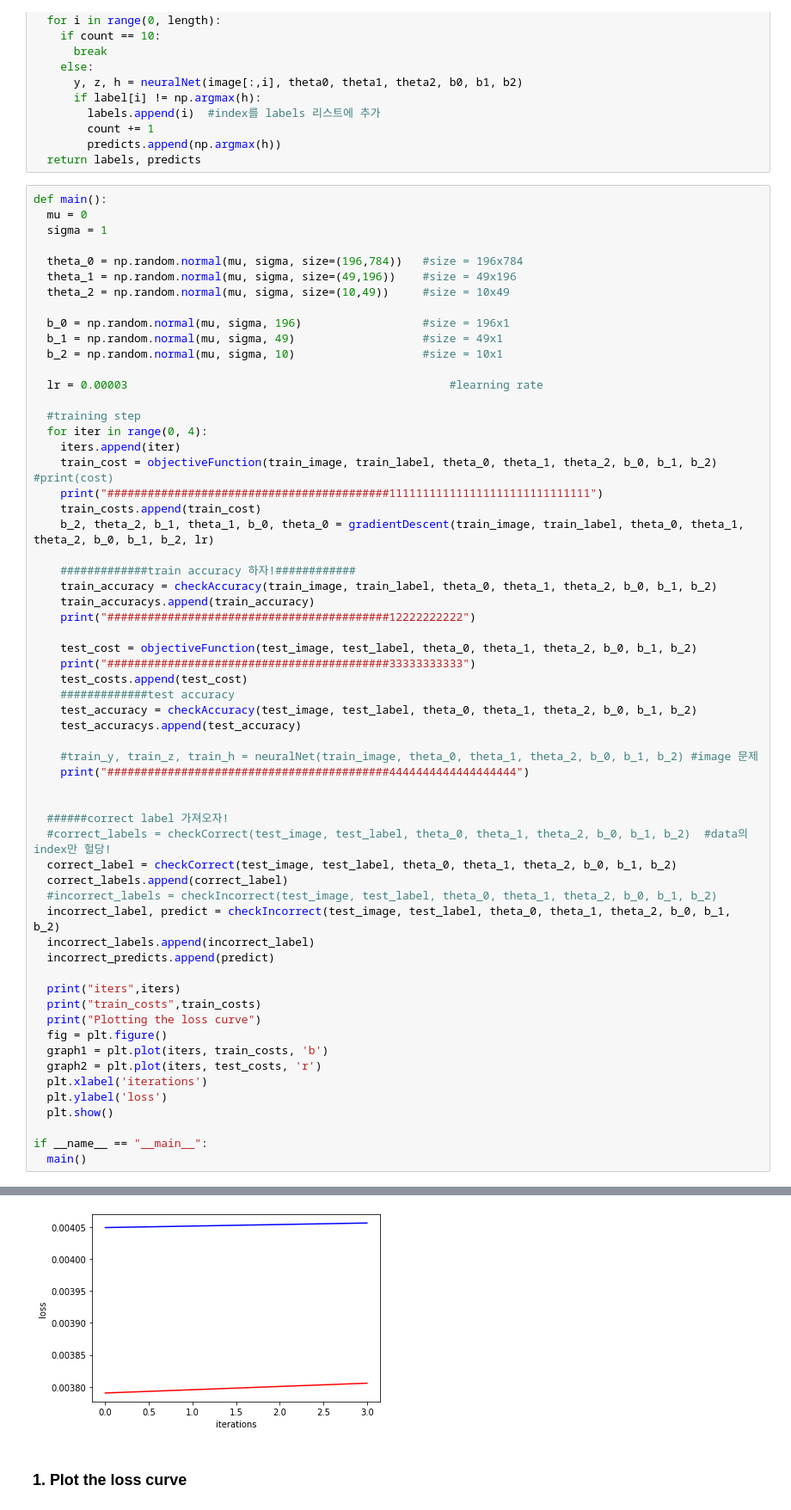
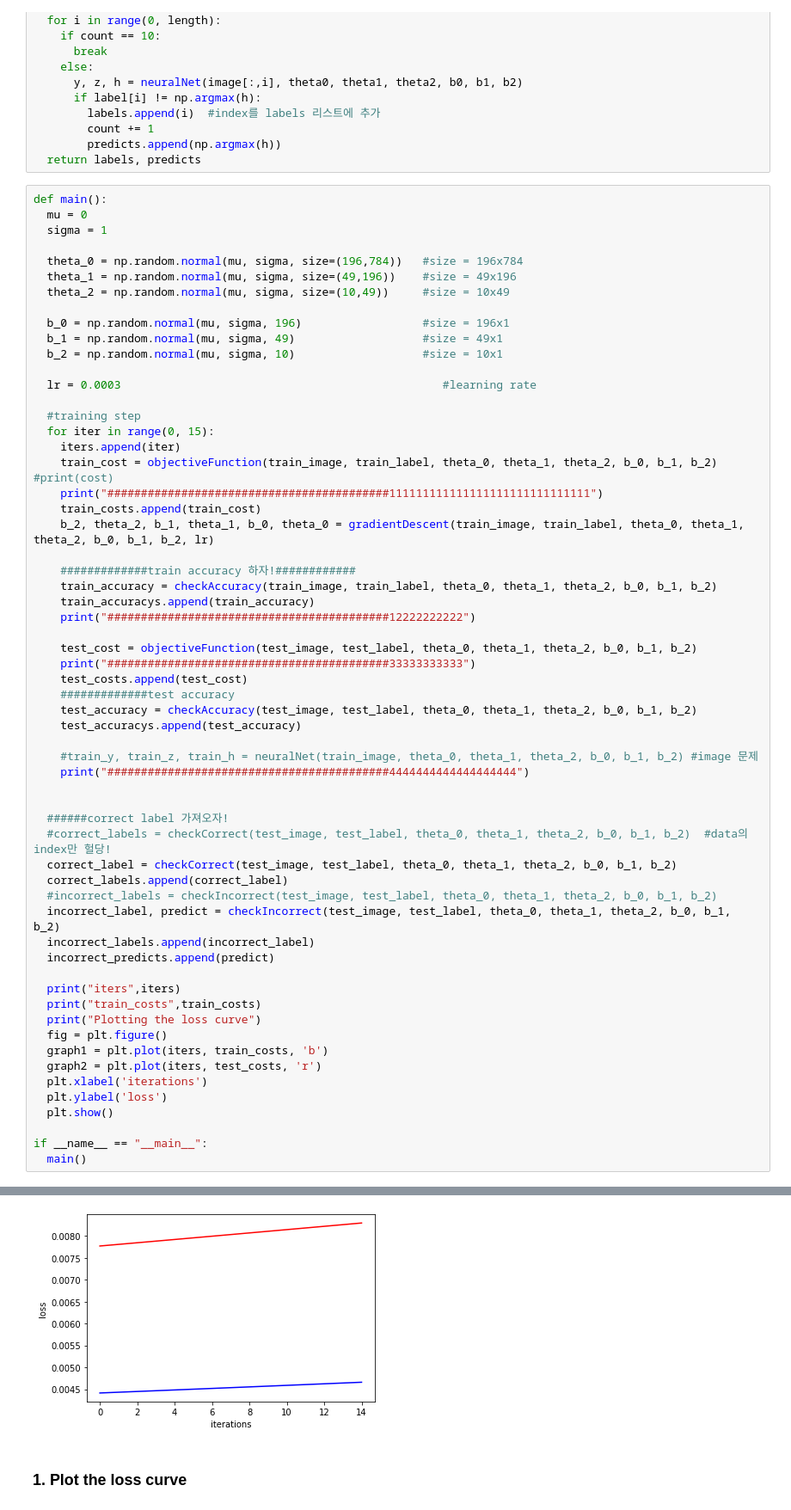
Before and after one commit to BupyeongHealer/class-MachineLearning, a Jupyter notebook: 9.Multi-label classification using Neural Networks.ipynb, the cells around one changed output, grey strips where cells are left out. Shown at 86% size. Cells and saved outputs as stored; diff of their text form.

```diff
--- a/9.Multi-label classification using Neural Networks.ipynb
+++ b/9.Multi-label classification using Neural Networks.ipynb
@@ -363,10 +363,10 @@ def main():
   b_1 = np.random.normal(mu, sigma, 49)                   #size = 49x1
   b_2 = np.random.normal(mu, sigma, 10)                   #size = 10x1
 
-  lr = 0.00003                                                #learning rate
+  lr = 0.0003                                                #learning rate
 
   #training step
-  for iter in range(0, 4):
+  for iter in range(0, 15):
     iters.append(iter)
     train_cost = objectiveFunction(train_image, train_label, theta_0, theta_1, theta_2, b_0, b_1, b_2)  #print(cost)
     print("##########################################111111111111111111111111111111")
@@ -430,5 +430,5 @@ train_costs deque([0.004049148582617967, 0.004051530909895594, 0.004053914388356
 Plotting the loss curve
-[figure, old version]
+[figure, new version]
 # %% [markdown]
 ### **1. Plot the loss curve**
 # %%
```
Also changed, not shown: parts of 6 cells of this notebook.
